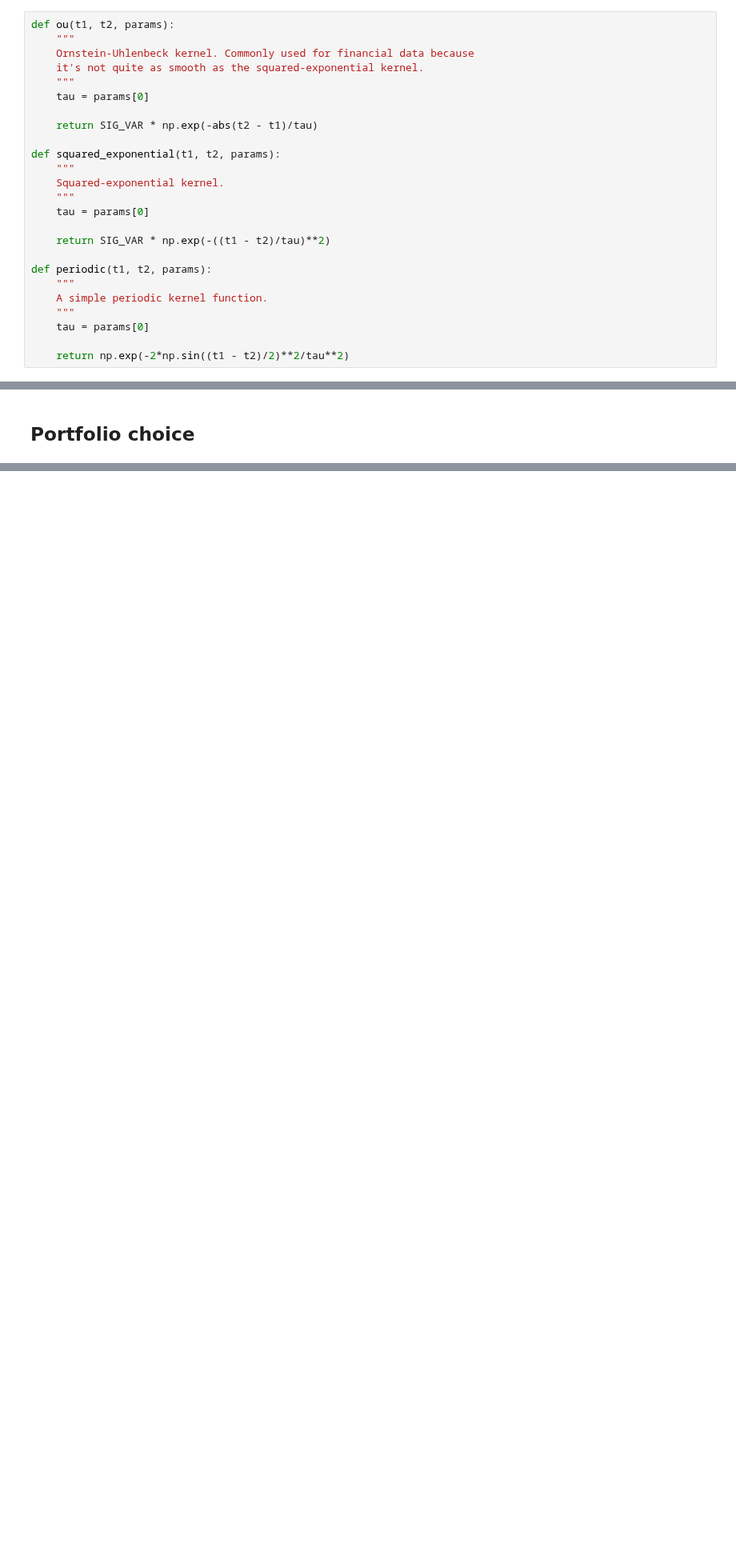
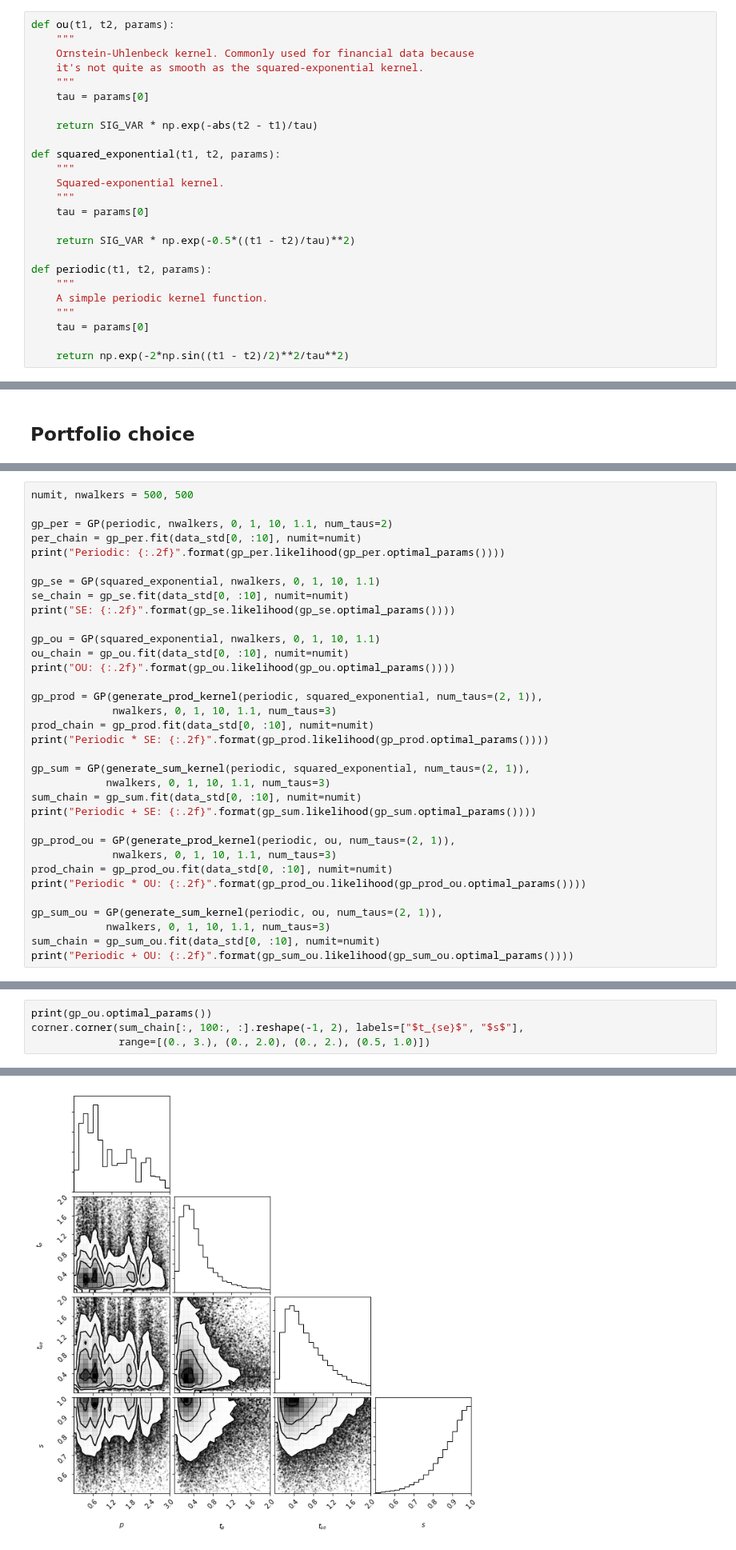
Before and after one commit to wjn0/gwp, a Jupyter notebook: Portfolio selection - cryptocurrencies.ipynb, the cells around one changed output, grey strips where cells are left out. Shown at 80% size. Cells and saved outputs as stored; diff of their text form; blank space fills up the shorter version.

```diff
--- a/Portfolio selection - cryptocurrencies.ipynb
+++ b/Portfolio selection - cryptocurrencies.ipynb
@@ -187,7 +202,7 @@ def squared_exponential(t1, t2, params):
     """
     tau = params[0]
 
-    return SIG_VAR * np.exp(-((t1 - t2)/tau)**2)
+    return SIG_VAR * np.exp(-0.5*((t1 - t2)/tau)**2)
 
 def periodic(t1, t2, params):
     """
@@ -547,0 +576,34 @@ from model.kernels import squared_exponential, periodic, generate_sum_kernel
+# %%
+numit, nwalkers = 500, 500
+
+gp_per = GP(periodic, nwalkers, 0, 1, 10, 1.1, num_taus=2)
+per_chain = gp_per.fit(data_std[0, :10], numit=numit)
+print("Periodic: {:.2f}".format(gp_per.likelihood(gp_per.optimal_params())))
+
+gp_se = GP(squared_exponential, nwalkers, 0, 1, 10, 1.1)
+se_chain = gp_se.fit(data_std[0, :10], numit=numit)
+print("SE: {:.2f}".format(gp_se.likelihood(gp_se.optimal_params())))
+
+gp_ou = GP(squared_exponential, nwalkers, 0, 1, 10, 1.1)
+ou_chain = gp_ou.fit(data_std[0, :10], numit=numit)
+print("OU: {:.2f}".format(gp_ou.likelihood(gp_ou.optimal_params())))
+
+gp_prod = GP(generate_prod_kernel(periodic, squared_exponential, num_taus=(2, 1)),
+             nwalkers, 0, 1, 10, 1.1, num_taus=3)
+prod_chain = gp_prod.fit(data_std[0, :10], numit=numit)
+print("Periodic * SE: {:.2f}".format(gp_prod.likelihood(gp_prod.optimal_params())))
+
+gp_sum = GP(generate_sum_kernel(periodic, squared_exponential, num_taus=(2, 1)),
+            nwalkers, 0, 1, 10, 1.1, num_taus=3)
+sum_chain = gp_sum.fit(data_std[0, :10], numit=numit)
+print("Periodic + SE: {:.2f}".format(gp_sum.likelihood(gp_sum.optimal_params())))
+
+gp_prod_ou = GP(generate_prod_kernel(periodic, ou, num_taus=(2, 1)),
+             nwalkers, 0, 1, 10, 1.1, num_taus=3)
+prod_chain = gp_prod_ou.fit(data_std[0, :10], numit=numit)
+print("Periodic * OU: {:.2f}".format(gp_prod_ou.likelihood(gp_prod_ou.optimal_params())))
+
+gp_sum_ou = GP(generate_sum_kernel(periodic, ou, num_taus=(2, 1)),
+            nwalkers, 0, 1, 10, 1.1, num_taus=3)
+sum_chain = gp_sum_ou.fit(data_std[0, :10], numit=numit)
+print("Periodic + OU: {:.2f}".format(gp_sum_ou.likelihood(gp_sum_ou.optimal_params())))
@@ -547,0 +620,5 @@ from model.kernels import squared_exponential, periodic, generate_sum_kernel
+# %%
+print(gp_ou.optimal_params())
+corner.corner(sum_chain[:, 100:, :].reshape(-1, 2), labels=["$t_{se}$", "$s$"],
+              range=[(0., 3.), (0., 2.0), (0., 2.), (0.5, 1.0)])
+# %% [output]
@@ -547,0 +626 @@ from model.kernels import squared_exponential, periodic, generate_sum_kernel
+[figure, added]
```
Also changed, not shown: parts of 24 cells of this notebook, 5 other files.
